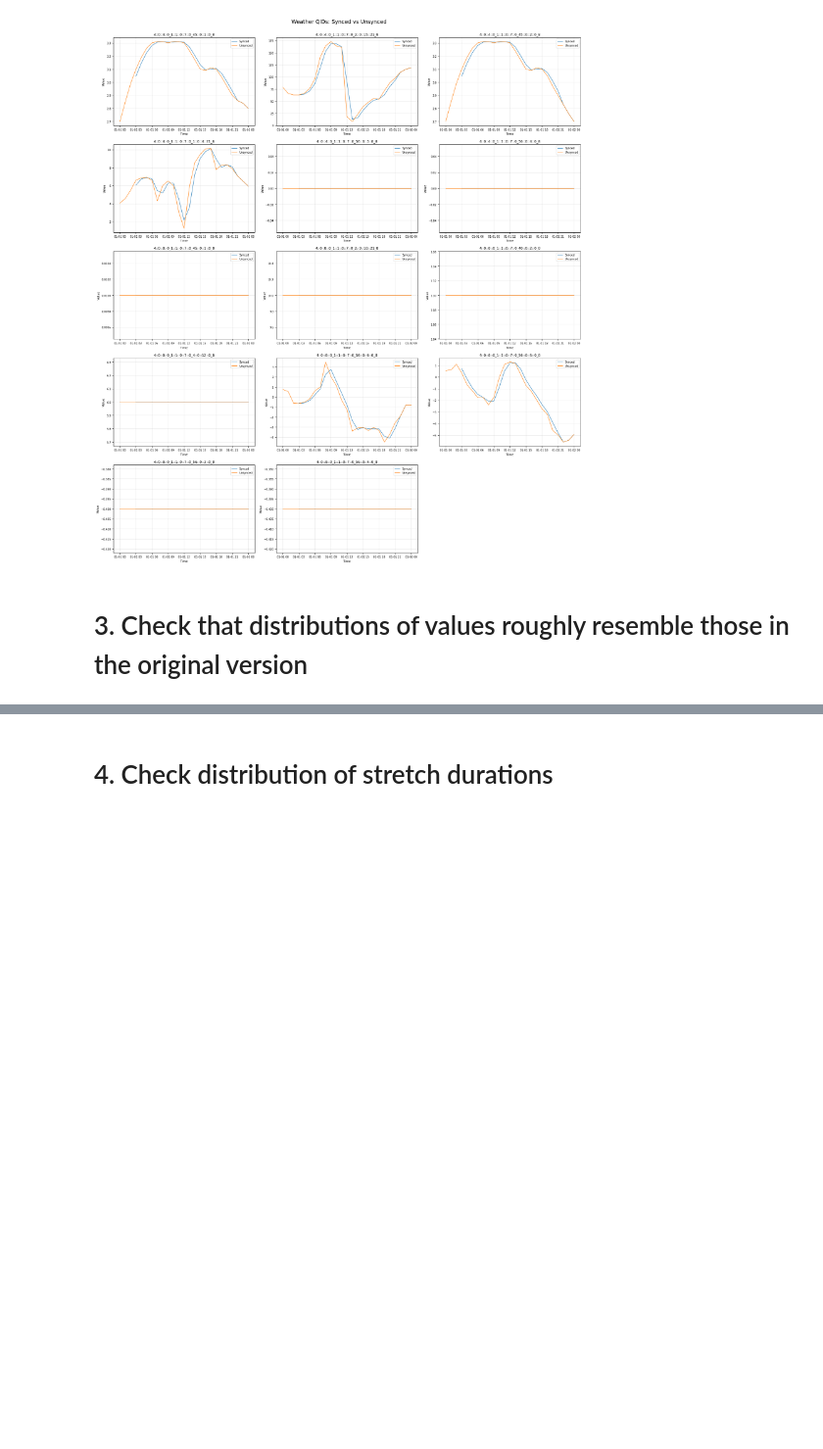
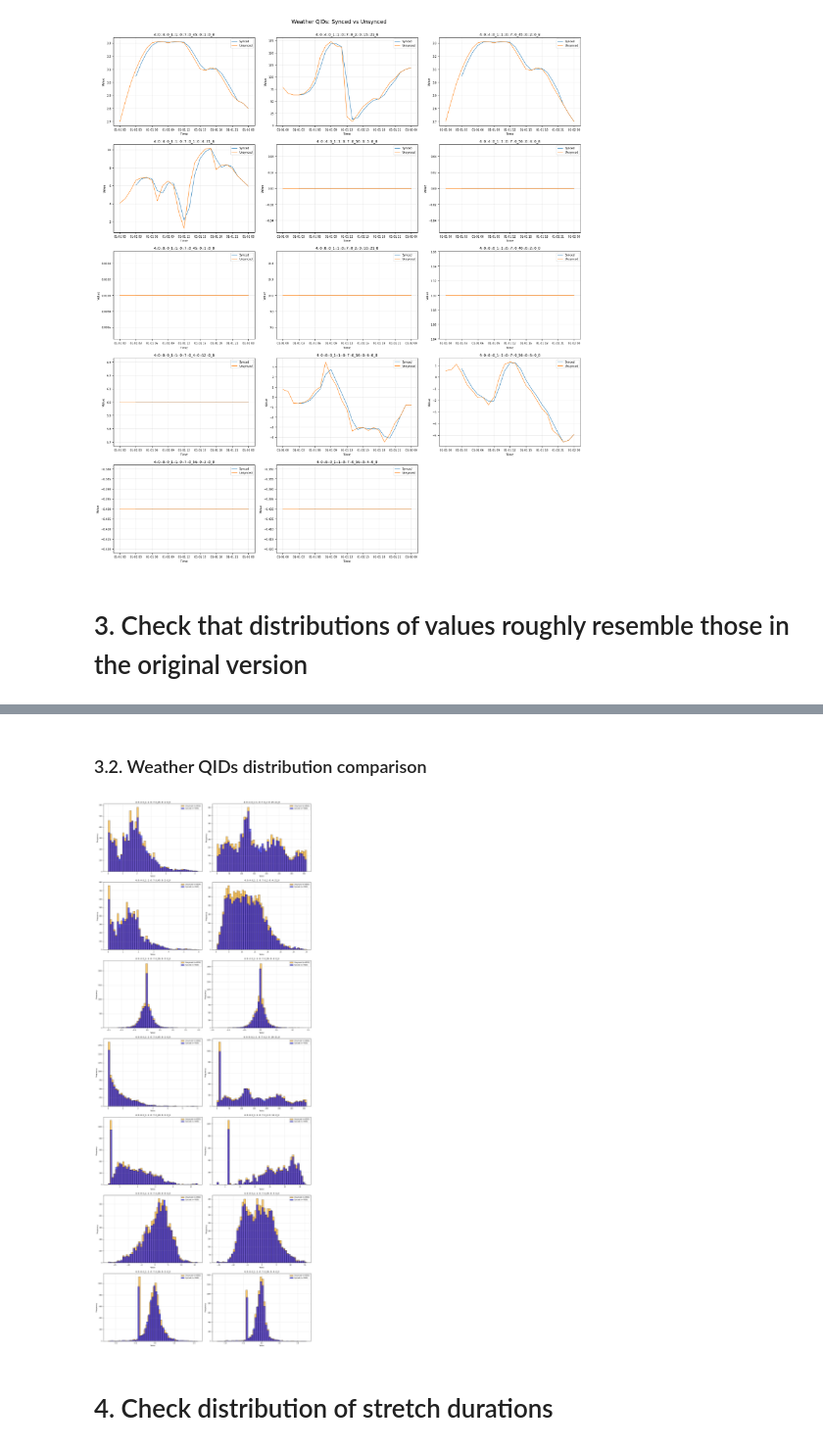
Before and after one commit to AugustBjerg/Master-s-thesis, a Jupyter notebook: code/data/cleaning-scripts/notebooks/post_sync_explore.ipynb, the cells around one changed output, grey strips where cells are left out. Shown at 98% size. Drawn from its saved outputs; the diff is of its cells as text; code cells hidden in the pictures; blank space fills up the shorter version.

```diff
--- a/code/data/cleaning-scripts/notebooks/post_sync_explore.ipynb
+++ b/code/data/cleaning-scripts/notebooks/post_sync_explore.ipynb
@@ -281,3 +333,10 @@ plot_qid_grid(weather_qids, full_synced_df, full_unsynced_df, start_time, end_ti
+# %% [markdown]
+### 3.2. Weather QIDs distribution comparison
+# %%
+# Plot histogram comparison for weather QIDs
+plot_histogram_comparison(weather_qids, full_synced_df, full_unsynced_df)
+# %% [output]
+[figure, added]
 # %% [markdown]
 # 4. Check distribution of stretch durations
 # %%
```
Also changed, not shown: parts of 6 cells of this notebook.
